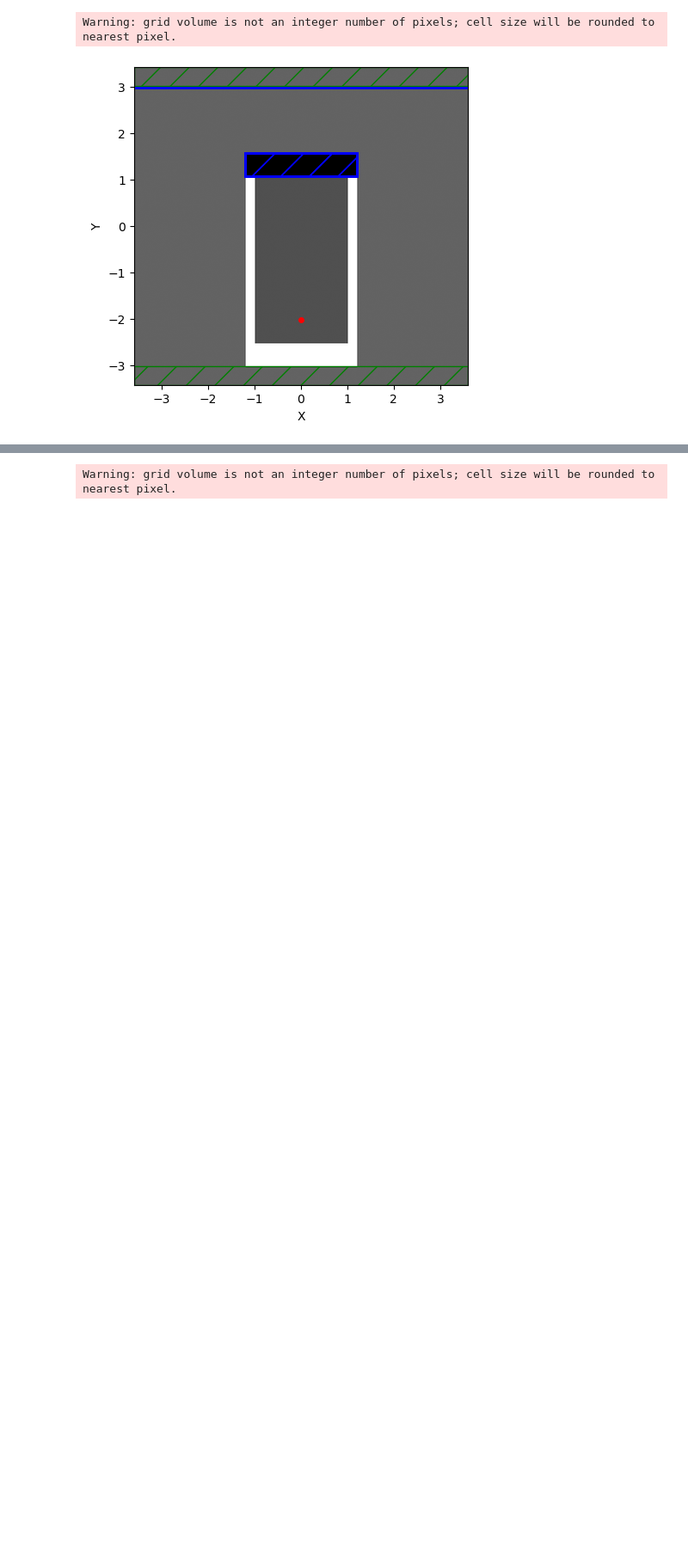
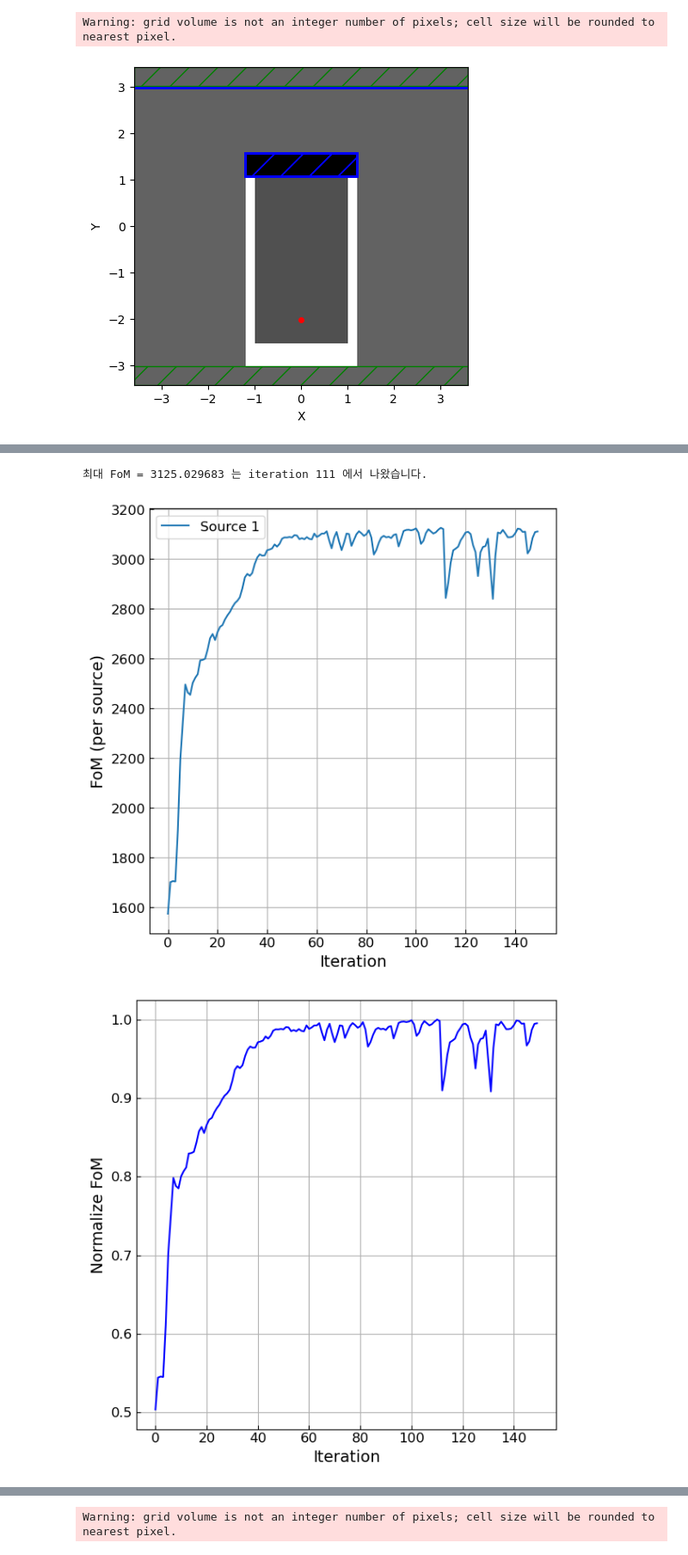
Before and after one commit to M2nion/EIDL, a Jupyter notebook: Tool/Meep/LGD/LGD setup/Mode decomposition/Kyungmin/2025/08/05/Singlelayer/Mode decomposition/FOM +-45/OLED_Modedecom_45.ipynb, the cells around one changed output, grey strips where cells are left out. Shown at 86% size. Saved outputs shown, nothing was run; the diff lists cells and outputs as text; code cells hidden in the pictures; blank space fills up the shorter version.

```diff
--- a/Tool/Meep/LGD/LGD setup/Mode decomposition/Kyungmin/2025/08/05/Singlelayer/Mode decomposition/FOM +-45/OLED_Modedecom_45.ipynb
+++ b/Tool/Meep/LGD/LGD setup/Mode decomposition/Kyungmin/2025/08/05/Singlelayer/Mode decomposition/FOM +-45/OLED_Modedecom_45.ipynb
@@ -637,0 +720,72 @@ KeyboardInterrupt:
+# %%
+################ Find best FOM ################
+eval_hist = np.array(evaluation_history)
+max_val   = eval_hist.max()
+max_idx0  = eval_hist.argmax()
+iteration = max_idx0 + 1
+
+print(f"최대 FoM = {max_val:.6f} 는 iteration {iteration} 에서 나왔습니다.")
+
+################ FOM plot ################
+evaluation_array = np.array(evaluation_history)
+iterations = np.arange(len(evaluation_history))
+
+###################### [1] 각 소스별 FoM plot ######################
+plt.figure(figsize=(6, 6))
+
+for i in range(evaluation_array.shape[1]):  # 각 소스별
+    plt.plot(iterations, evaluation_array[:, i], label=f"Source {i+1}")
+
+plt.xlabel('Iteration', fontsize=14)
+plt.ylabel('FoM (per source)', fontsize=14)
+plt.xticks(fontsize=12)
+plt.yticks(fontsize=12)
+plt.tick_params(direction='in')
+plt.grid(True)
+plt.legend(fontsize=12)
+plt.tight_layout()
+plt.show()
+
+###################### [2] 평균 FoM plot ######################
+plt.figure(figsize=(6, 6))
+
+mean_fom = evaluation_array.mean(axis=1)  # 평균 FoM 계산
+plt.plot(iterations, mean_fom/max(mean_fom), 'b-', label='Mean FoM')
+
+plt.xlabel('Iteration', fontsize=14)
+plt.ylabel('Normalize FoM', fontsize=14)
+plt.xticks(fontsize=12)
+plt.yticks(fontsize=12)
+plt.tick_params(direction='in')
+plt.grid(True)
+plt.tight_layout()
+plt.show()
+
+################ Combined Beta and Binarization Degree Plot ################
+fig, ax1 = plt.subplots(figsize=(6,6))
+
+color1 = 'red'
+ax1.set_xlabel('Iteration', fontsize=14)
+ax1.set_ylabel('Beta', color=color1, fontsize=14)
+ax1.plot(beta_history, color=color1, label='Beta History')
+ax1.tick_params(axis='y', labelcolor=color1)
+ax1.set_xlim(0, np.array(cur_iter))
+ax1.tick_params(labelsize=14)
+ax1.grid(True)
+
+ax2 = ax1.twinx()
+color2 = 'green'
+ax2.set_ylabel('Binarization Degree', color=color2, fontsize=14)
+ax2.plot(binarization_history, color=color2, linestyle='-', label='Binarization Degree')
+ax2.tick_params(axis='y', labelcolor=color2)
+ax2.set_ylim(0.4, 1)
+ax2.set_ylim(0, 1)
+ax2.tick_params(labelsize=16)
+
+fig.tight_layout()
+# plt.title('Beta & Binarization Degree', fontsize=15)
+plt.show()
+# %% [output]
+최대 FoM = 3125.029683 는 iteration 111 에서 나왔습니다.
+[figure, added]
+[figure, added]
```
Also changed, not shown: parts of 21 cells of this notebook, 4 other files.
